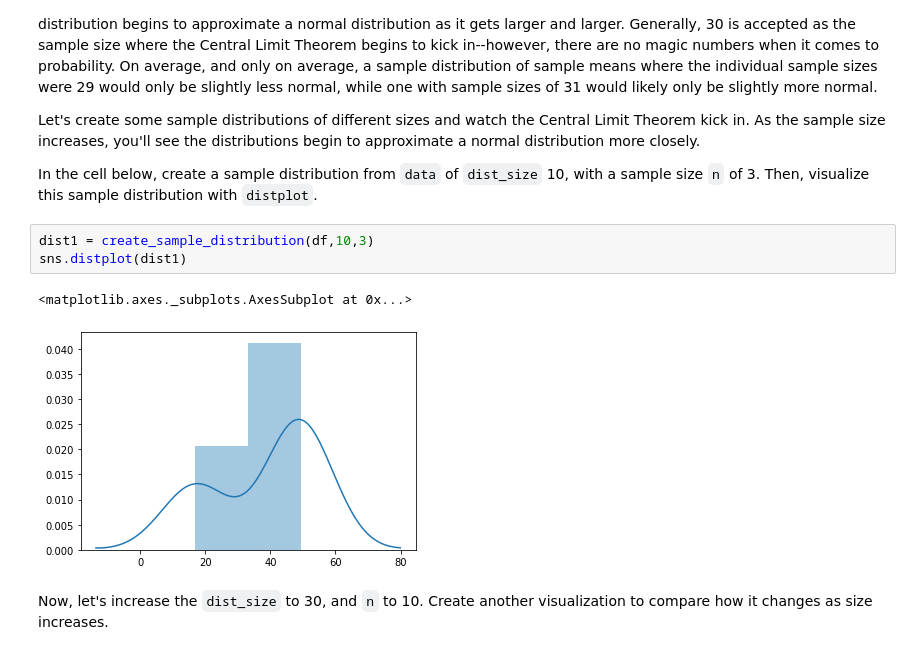
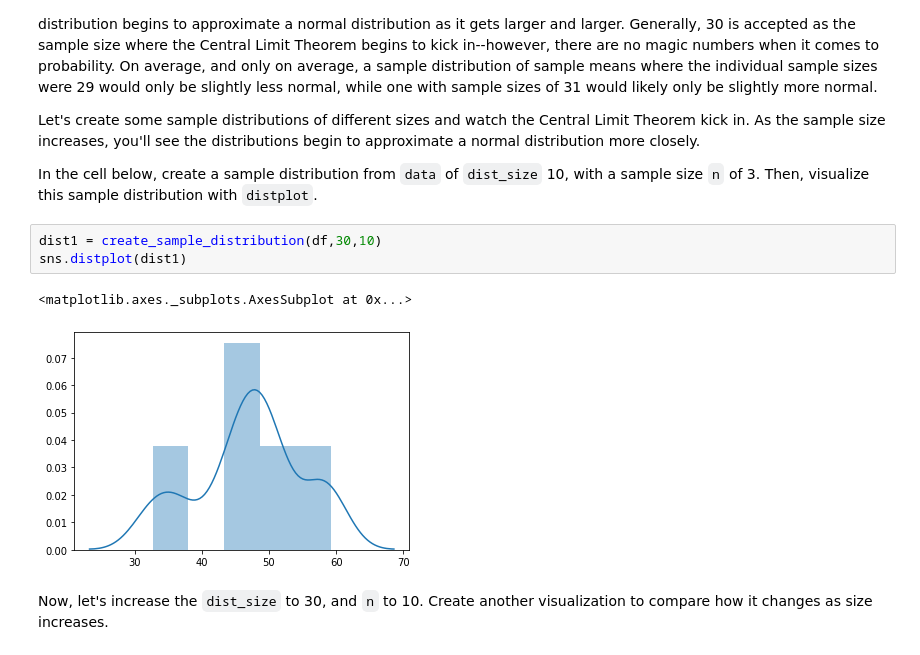
Before and after one commit to CaryMosley/dsc-central-limit-theorem-lab-nyc-ds-021720, a Jupyter notebook: index.ipynb, the cells around one changed output. Cells and saved outputs as stored; diff of their text form.

```diff
--- a/index.ipynb
+++ b/index.ipynb
@@ -114,11 +114,11 @@ Let's create some sample distributions of different sizes and watch the Central
 
 In the cell below, create a sample distribution from `data` of `dist_size` 10, with a sample size `n` of 3. Then, visualize this sample distribution with `distplot`.
 # %%
-dist1 = create_sample_distribution(df,10,3)
+dist1 = create_sample_distribution(df,30,10)
 sns.distplot(dist1)
 # %% [output]
 <matplotlib.axes._subplots.AxesSubplot at 0x...>
-[figure, old version]
+[figure, new version]
 # %% [markdown]
 Now, let's increase the `dist_size` to 30, and `n` to 10.  Create another visualization to compare how it changes as size increases.
 # %%
```
